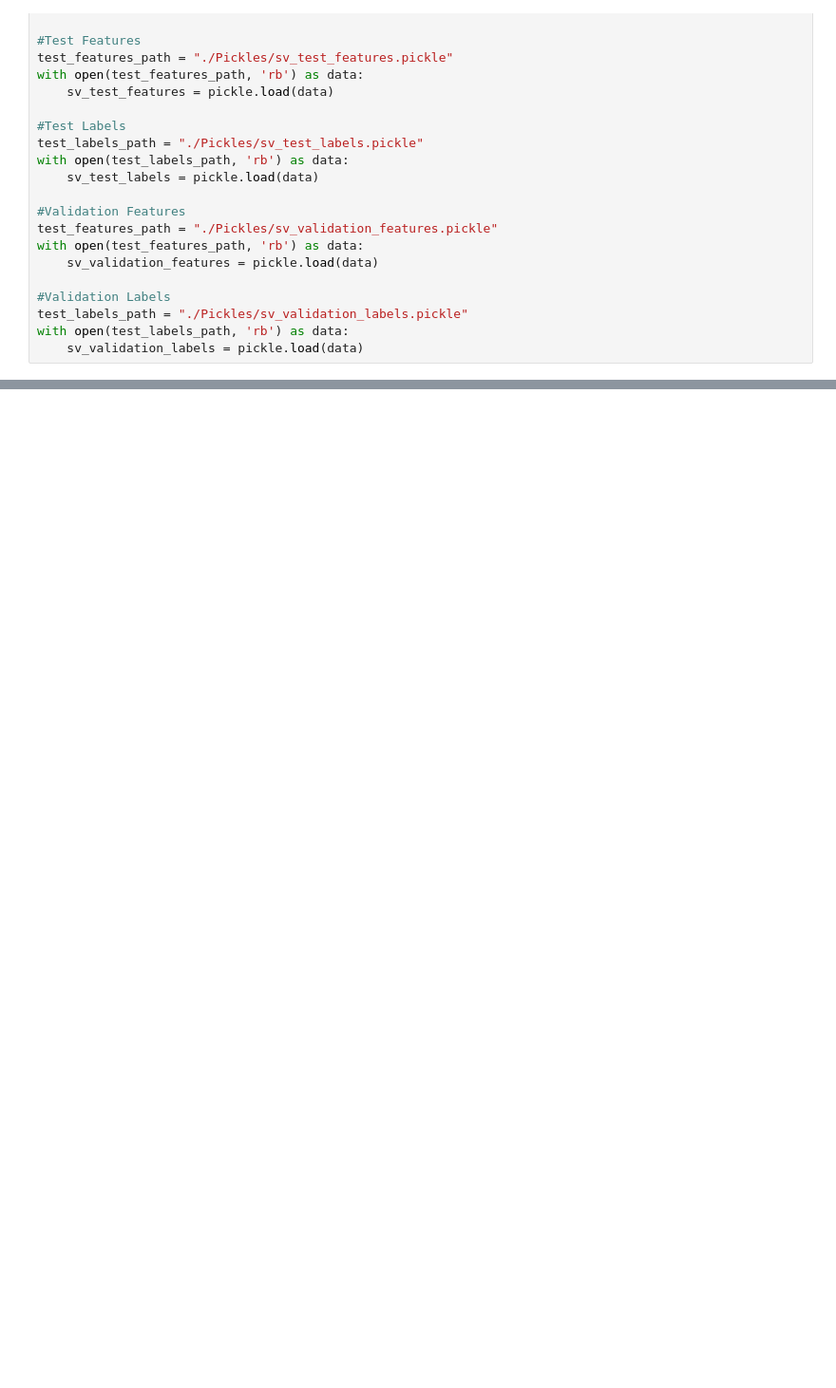
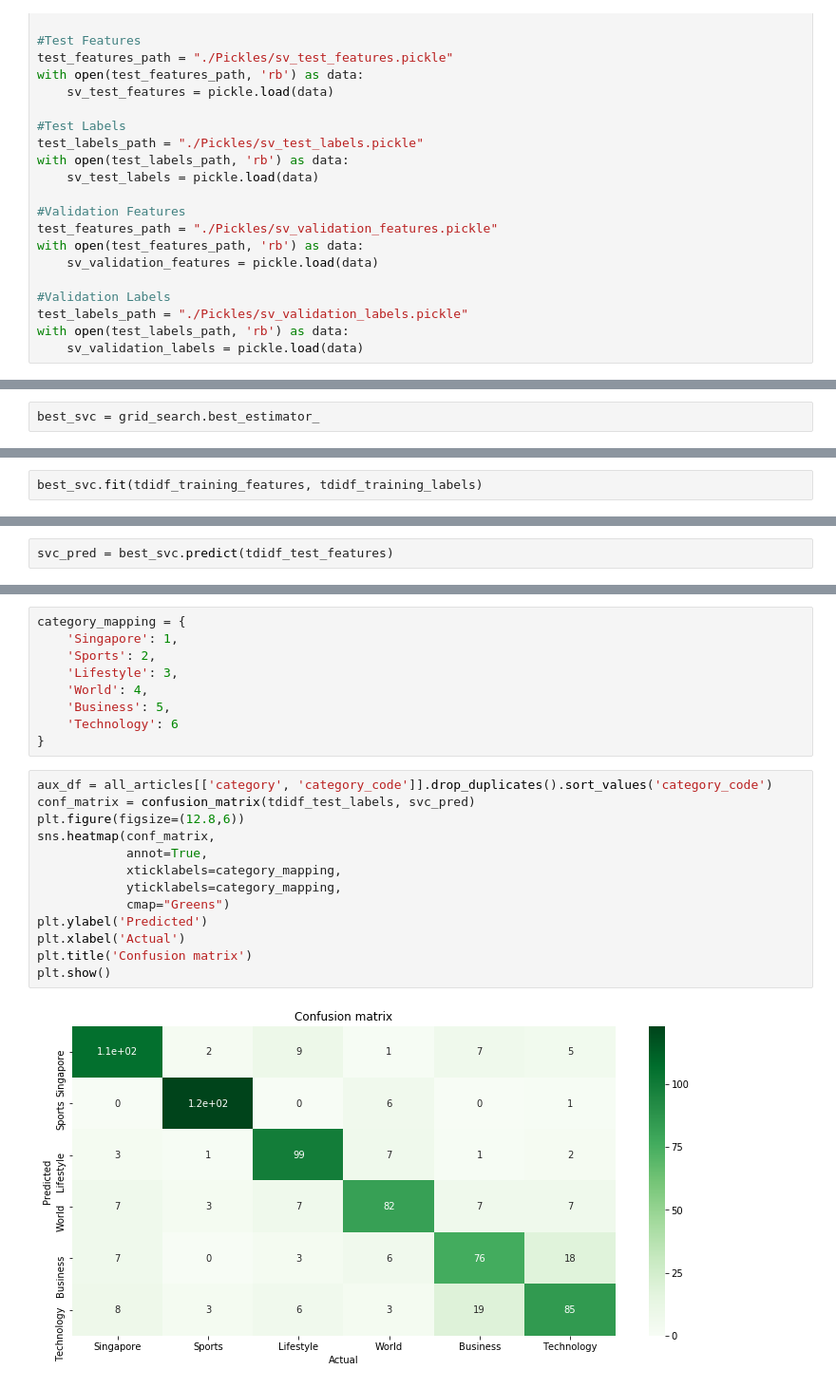
Before and after one commit to musicrokr/TSL-PRML, a Jupyter notebook: CA1/08 Support Vector Machines.ipynb, the cells around one changed output, grey strips where cells are left out. Shown: that part at 95% size. Saved outputs shown, nothing was run; the diff lists cells and outputs as text; blank space fills up the shorter version.

```diff
--- a/CA1/08 Support Vector Machines.ipynb
+++ b/CA1/08 Support Vector Machines.ipynb
@@ -71,0 +236,2 @@ with open(test_labels_path, 'rb') as data:
+# %%
+best_svc = grid_search.best_estimator_
@@ -71,0 +245,2 @@ with open(test_labels_path, 'rb') as data:
+# %%
+best_svc.fit(tdidf_training_features, tdidf_training_labels)
@@ -71,0 +252,2 @@ with open(test_labels_path, 'rb') as data:
+# %%
+svc_pred = best_svc.predict(tdidf_test_features)
@@ -71,0 +286,24 @@ with open(test_labels_path, 'rb') as data:
+# %%
+category_mapping = {
+    'Singapore': 1,
+    'Sports': 2,
+    'Lifestyle': 3,
+    'World': 4,
+    'Business': 5,
+    'Technology': 6
+}
+# %%
+aux_df = all_articles[['category', 'category_code']].drop_duplicates().sort_values('category_code')
+conf_matrix = confusion_matrix(tdidf_test_labels, svc_pred)
+plt.figure(figsize=(12.8,6))
+sns.heatmap(conf_matrix,
+            annot=True,
+            xticklabels=category_mapping,
+            yticklabels=category_mapping,
+            cmap="Greens")
+plt.ylabel('Predicted')
+plt.xlabel('Actual')
+plt.title('Confusion matrix')
+plt.show()
+# %% [output]
+[figure, added]
```
Also changed, not shown: parts of 19 cells of this notebook, 1 other file.
